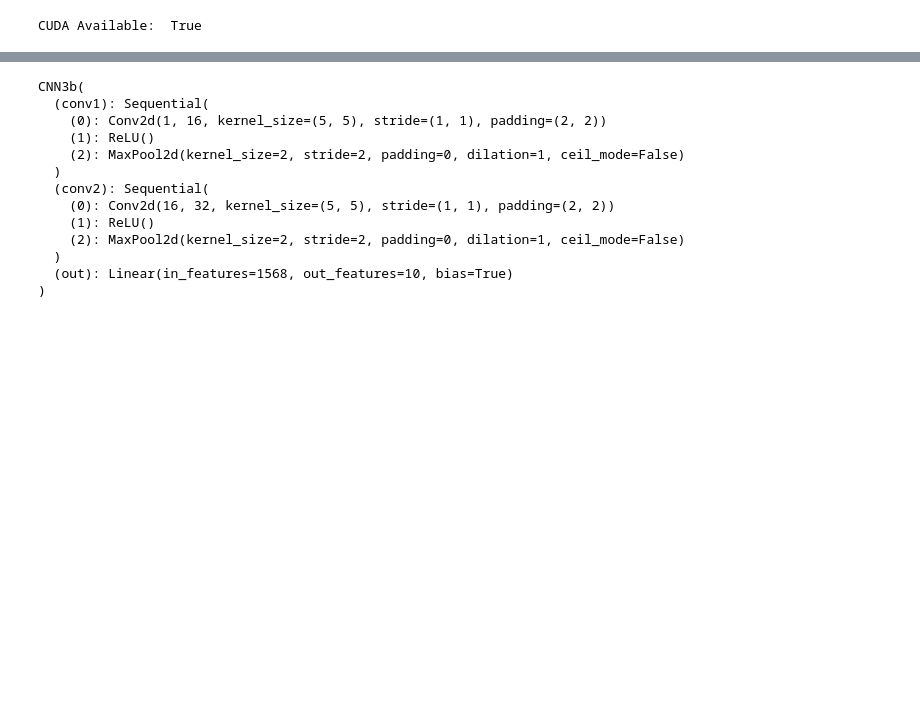
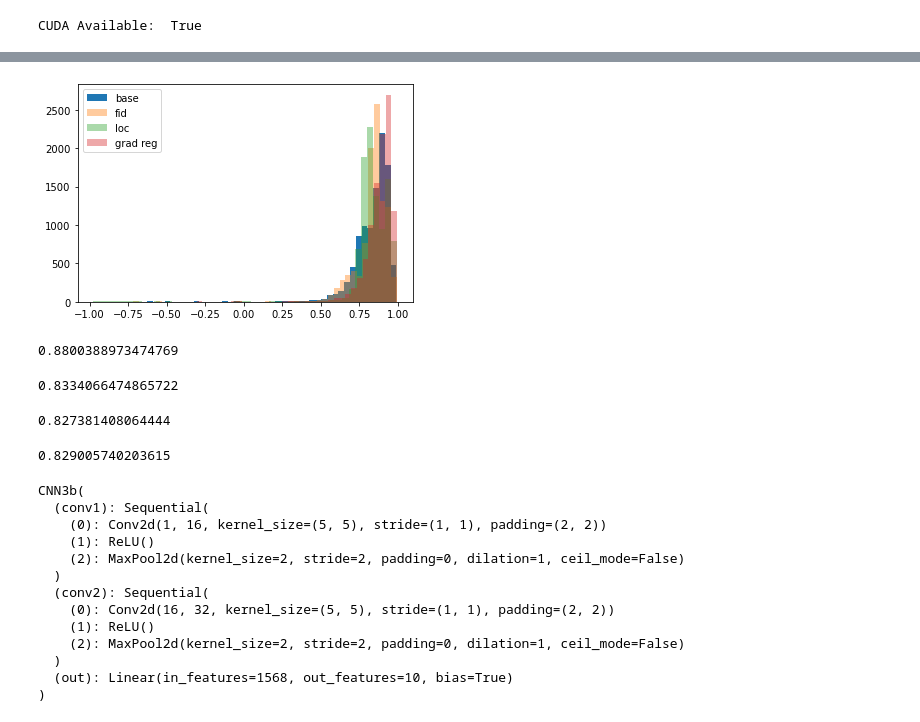
Before and after one commit to mikronco/xai-learning-constraints, a Jupyter notebook: xailoss_analysis.ipynb, the cells around one changed output, grey strips where cells are left out. Saved outputs shown, nothing was run; the diff lists cells and outputs as text; code cells hidden in the pictures; blank space fills up the shorter version.

```diff
--- a/xailoss_analysis.ipynb
+++ b/xailoss_analysis.ipynb
@@ -51,0 +88,8 @@ CNN3b(
+# %%
+fcorr = faithfulness(fmodel, loaders, perc)
+# %%
+lcorr = faithfulness(lmodel, loaders, perc)
+# %%
+bcorr = faithfulness(bmodel, loaders, perc)
+# %%
+rcorr = faithfulness(rmodel, loaders, perc)
@@ -52,3 +108,28 @@ CNN3b(
+# %%
+plt.hist(bcorr, bins=50, label="base")
+plt.hist(fcorr, bins=50, alpha = 0.4, label="fid")
+plt.hist(lcorr, bins=50, alpha = 0.4, label="loc")
+plt.hist(rcorr, bins=50, alpha = 0.4, label="grad reg")
+plt.legend()
+plt.show()
+# %% [output]
+[figure, added]
+# %%
+np.mean(rcorr)
+# %% [output]
+0.8800388973474769
+# %%
+np.mean(bcorr)
+# %% [output]
+0.8334066474865722
+# %%
+np.mean(lcorr)
+# %% [output]
+0.827381408064444
+# %%
+np.mean(fcorr)
+# %% [output]
+0.829005740203615
 # %%
 fmodel = torch.load(r"C:\Users\unknown\Desktop\xai_projects\xai-learning-constraints\results\3b_cnn_adam_fid_9882.pt")
 fmodel.eval()
```
Also changed, not shown: parts of 10 cells of this notebook, 2 other files.
